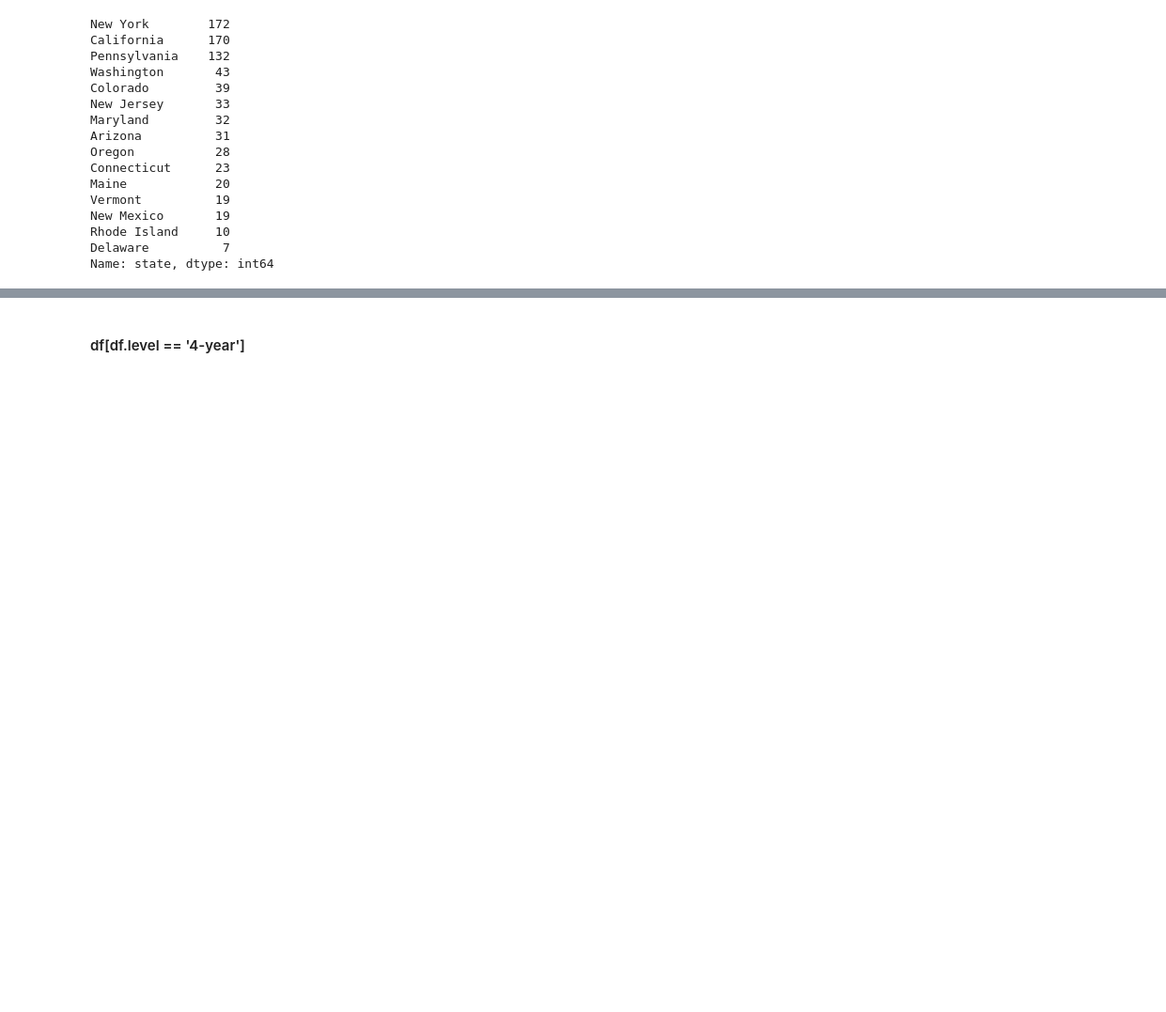
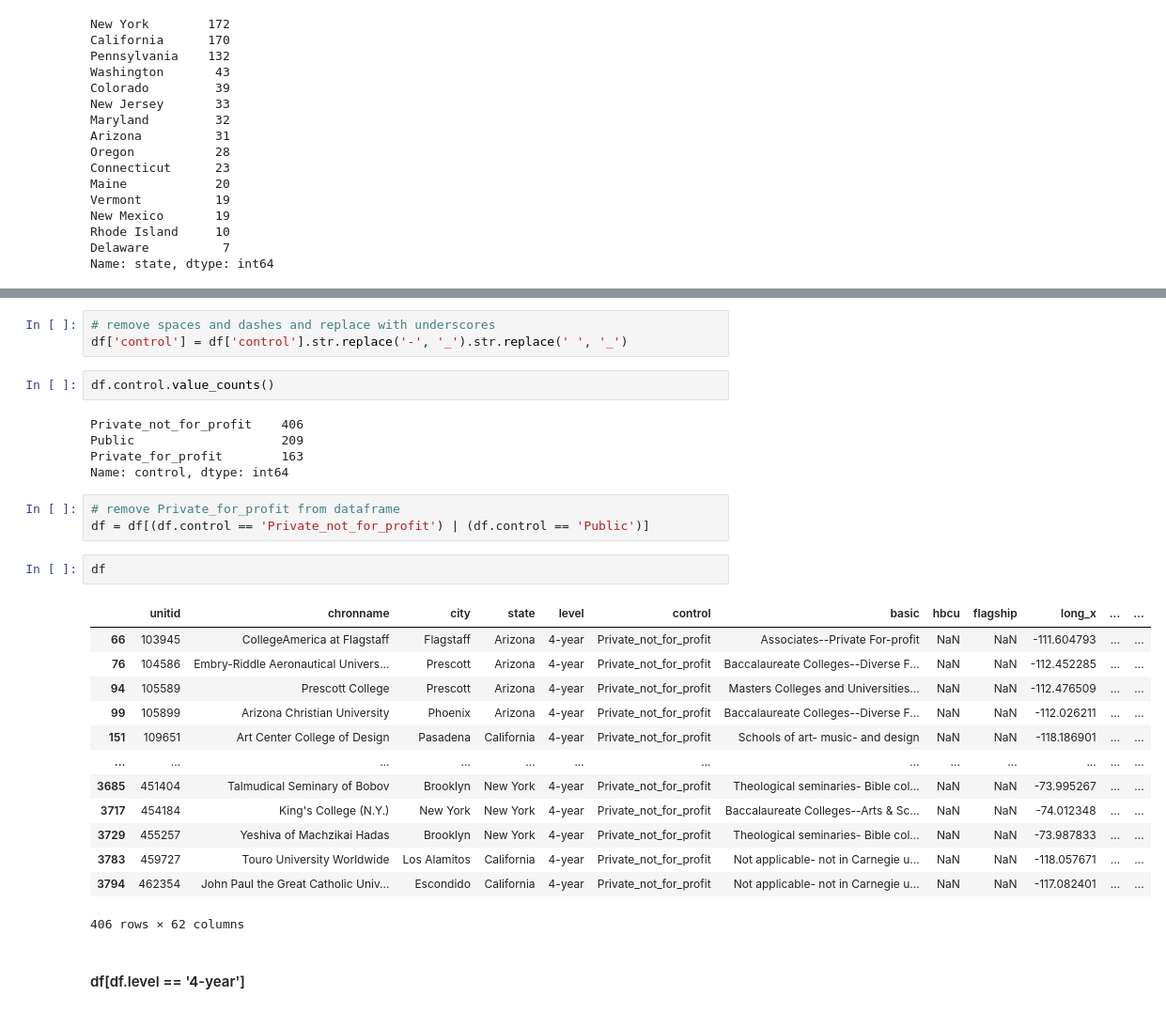
Before and after one commit to RaulCPena/storytelling, a Jupyter notebook: best_colleges.ipynb, the cells around one changed output, grey strips where cells are left out. Shown: that part at 94% size. Saved outputs shown, nothing was run; the diff lists cells and outputs as text; blank space fills up the shorter version.

Commit message:
removed spaces and replaced '-' with '_' in df.control then removed Private_for_profit schools from dataframe

```diff
--- a/best_colleges.ipynb
+++ b/best_colleges.ipynb
@@ -49,2 +66,31 @@ Name: state, dtype: int64
+# %%
+# remove spaces and dashes and replace with underscores
+df['control'] = df['control'].str.replace('-', '_').str.replace(' ', '_')
+# %%
+df.control.value_counts()
+# %% [output]
+Private_not_for_profit    406
+Public                    209
+Private_for_profit        163
+Name: control, dtype: int64
+# %%
+# remove Private_for_profit from dataframe
+df = df[(df.control == 'Private_not_for_profit') | (df.control == 'Public')]
+# %%
+df
+# %% [output]
+|  | unitid | chronname | city | state | level | control | basic | hbcu | flagship | long_x | ... | ... |
+| 66 | 103945 | CollegeAmerica at Flagstaff | Flagstaff | Arizona | 4-year | Private_not_for_profit | Associates--Private For-profit | NaN | NaN | -111.604793 | ... | ... |
+| 76 | 104586 | Embry-Riddle Aeronautical Univers... | Prescott | Arizona | 4-year | Private_not_for_profit | Baccalaureate Colleges--Diverse F... | NaN | NaN | -112.452285 | ... | ... |
+| 94 | 105589 | Prescott College | Prescott | Arizona | 4-year | Private_not_for_profit | Masters Colleges and Universities... | NaN | NaN | -112.476509 | ... | ... |
+| 99 | 105899 | Arizona Christian University | Phoenix | Arizona | 4-year | Private_not_for_profit | Baccalaureate Colleges--Diverse F... | NaN | NaN | -112.026211 | ... | ... |
+| 151 | 109651 | Art Center College of Design | Pasadena | California | 4-year | Private_not_for_profit | Schools of art- music- and design | NaN | NaN | -118.186901 | ... | ... |
+| ... | ... | ... | ... | ... | ... | ... | ... | ... | ... | ... | ... | ... |
+| 3685 | 451404 | Talmudical Seminary of Bobov | Brooklyn | New York | 4-year | Private_not_for_profit | Theological seminaries- Bible col... | NaN | NaN | -73.995267 | ... | ... |
+| 3717 | 454184 | King's College (N.Y.) | New York | New York | 4-year | Private_not_for_profit | Baccalaureate Colleges--Arts & Sc... | NaN | NaN | -74.012348 | ... | ... |
+| 3729 | 455257 | Yeshiva of Machzikai Hadas | Brooklyn | New York | 4-year | Private_not_for_profit | Theological seminaries- Bible col... | NaN | NaN | -73.987833 | ... | ... |
+| 3783 | 459727 | Touro University Worldwide | Los Alamitos | California | 4-year | Private_not_for_profit | Not applicable- not in Carnegie u... | NaN | NaN | -118.057671 | ... | ... |
+| 3794 | 462354 | John Paul the Great Catholic Univ... | Escondido | California | 4-year | Private_not_for_profit | Not applicable- not in Carnegie u... | NaN | NaN | -117.082401 | ... | ... |
+406 rows × 62 columns
 # %% [markdown]
 #### df[df.level == '4-year']
```
Also changed, not shown: parts of 2 cells of this notebook.
